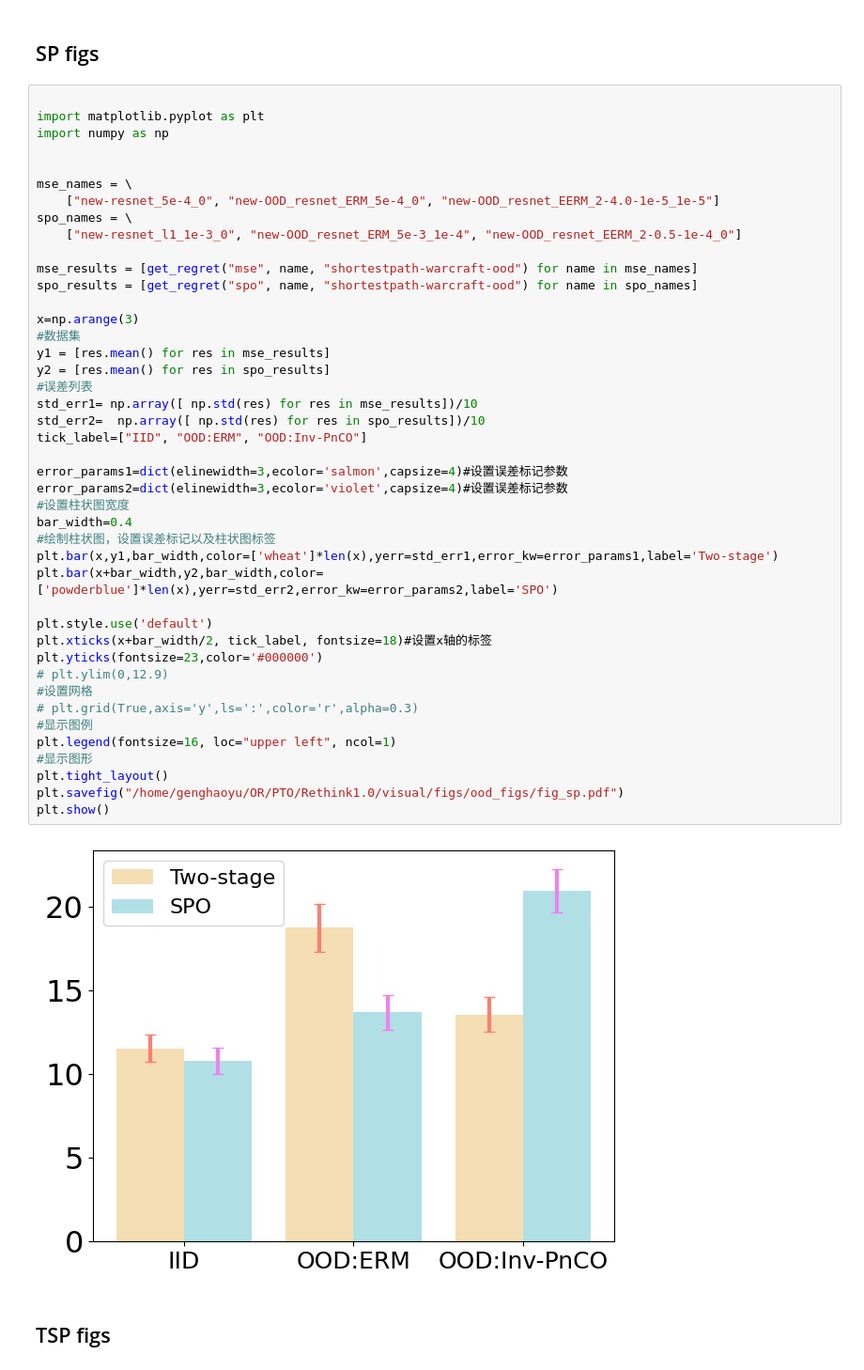
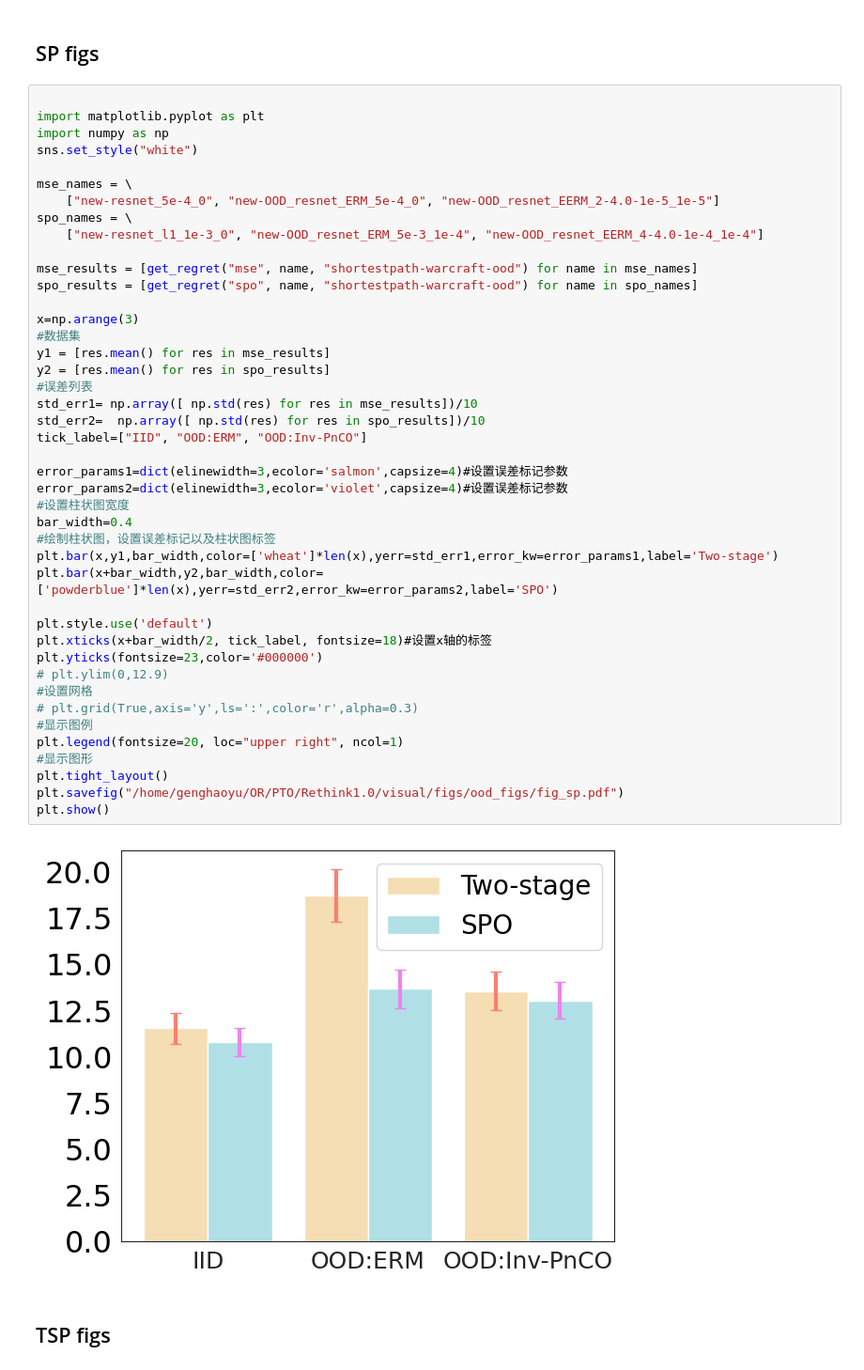
Before and after one commit to Thinklab-SJTU/PredictiveCO-Benchmark, a Jupyter notebook: visual/draw_ood_errorbar.ipynb, the cells around one changed output. Shown at 94% size. Saved outputs shown, nothing was run; the diff lists cells and outputs as text.

```diff
--- a/visual/draw_ood_errorbar.ipynb
+++ b/visual/draw_ood_errorbar.ipynb
@@ -313,47 +313,47 @@ plt.show()
 
 import matplotlib.pyplot as plt
 import numpy as np
-
+sns.set_style("white")
 
 mse_names = \
     ["new-resnet_5e-4_0", "new-OOD_resnet_ERM_5e-4_0", "new-OOD_resnet_EERM_2-4.0-1e-5_1e-5"]
 spo_names = \
-    ["new-resnet_l1_1e-3_0", "new-OOD_resnet_ERM_5e-3_1e-4", "new-OOD_resnet_EERM_2-0.5-1e-4_0"]
+    ["new-resnet_l1_1e-3_0", "new-OOD_resnet_ERM_5e-3_1e-4", "new-OOD_resnet_EERM_4-4.0-1e-4_1e-4"]
 
 mse_results = [get_regret("mse", name, "shortestpath-warcraft-ood") for name in mse_names]
 spo_results = [get_regret("spo", name, "shortestpath-warcraft-ood") for name in spo_names]
 
 x=np.arange(3)
 #数据集
 y1 = [res.mean() for res in mse_results]
 y2 = [res.mean() for res in spo_results]
 #误差列表
 std_err1= np.array([ np.std(res) for res in mse_results])/10
 std_err2=  np.array([ np.std(res) for res in spo_results])/10
 tick_label=["IID", "OOD:ERM", "OOD:Inv-PnCO"]
 
 error_params1=dict(elinewidth=3,ecolor='salmon',capsize=4)#设置误差标记参数
 error_params2=dict(elinewidth=3,ecolor='violet',capsize=4)#设置误差标记参数
 #设置柱状图宽度
 bar_width=0.4
 #绘制柱状图，设置误差标记以及柱状图标签
 plt.bar(x,y1,bar_width,color=['wheat']*len(x),yerr=std_err1,error_kw=error_params1,label='Two-stage')
 plt.bar(x+bar_width,y2,bar_width,color=['powderblue']*len(x),yerr=std_err2,error_kw=error_params2,label='SPO')
 
 plt.style.use('default')
 plt.xticks(x+bar_width/2, tick_label, fontsize=18)#设置x轴的标签
 plt.yticks(fontsize=23,color='#000000')
 # plt.ylim(0,12.9)
 #设置网格
 # plt.grid(True,axis='y',ls=':',color='r',alpha=0.3)
 #显示图例
-plt.legend(fontsize=16, loc="upper left", ncol=1)
+plt.legend(fontsize=20, loc="upper right", ncol=1)
 #显示图形
 plt.tight_layout()
 plt.savefig("/home/genghaoyu/OR/PTO/Rethink1.0/visual/figs/ood_figs/fig_sp.pdf")
 plt.show()
 # %% [output]
-[figure, old version]
+[figure, new version]
 # %% [markdown]
 ## TSP figs
 # %%
```
Also changed, not shown: parts of 1 cell of this notebook, 4 other files.
